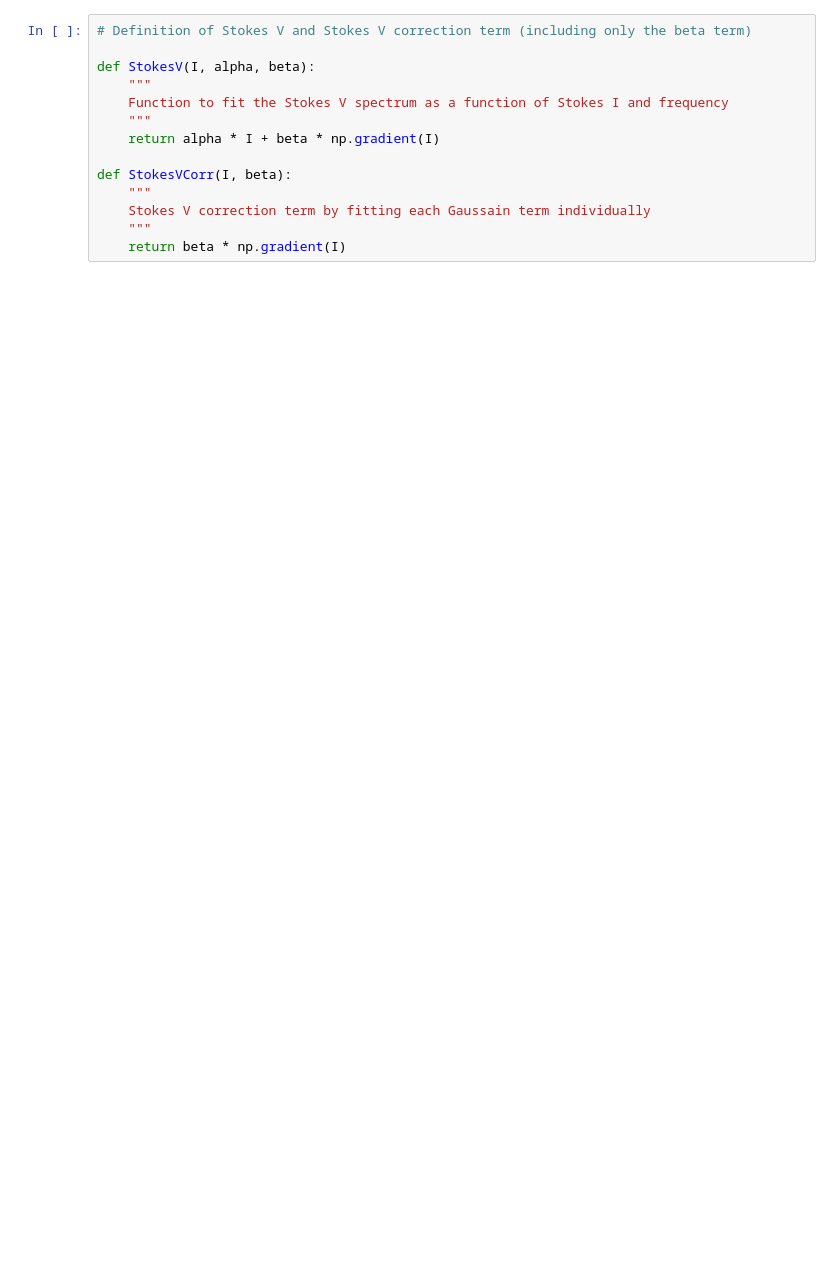
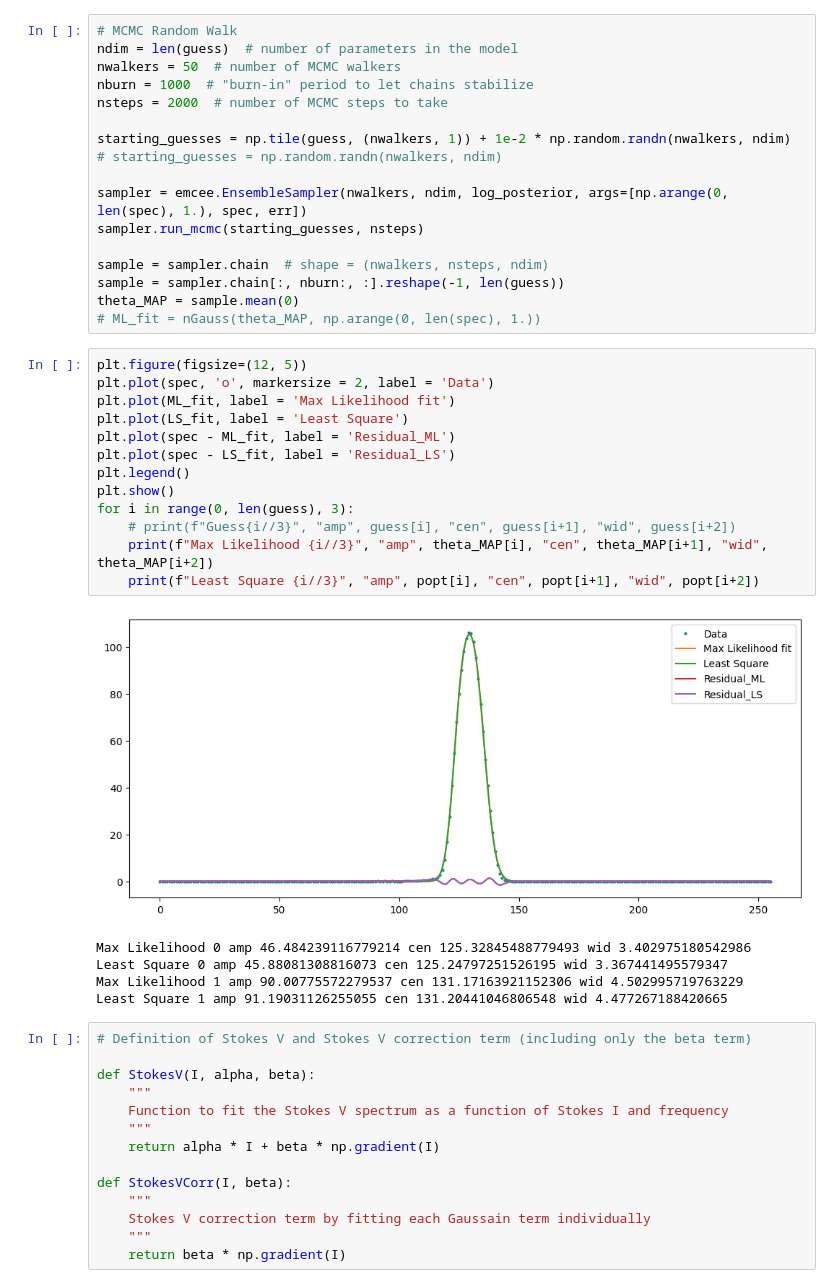
Before and after one commit to preshanth/Zeeman_modelling, a Jupyter notebook: StokesVFitting.ipynb, the cells around one changed output. Drawn from its saved outputs; the diff is of its cells as text; blank space fills up the shorter version.

```diff
--- a/StokesVFitting.ipynb
+++ b/StokesVFitting.ipynb
@@ -30,3 +85,39 @@ I_popt, I_pcov, I_fit = I_Fitter.fit()
+# %%
+# MCMC Random Walk
+ndim = len(guess)  # number of parameters in the model
+nwalkers = 50  # number of MCMC walkers
+nburn = 1000  # "burn-in" period to let chains stabilize
+nsteps = 2000  # number of MCMC steps to take
+
+starting_guesses = np.tile(guess, (nwalkers, 1)) + 1e-2 * np.random.randn(nwalkers, ndim)
+# starting_guesses = np.random.randn(nwalkers, ndim)
+
+sampler = emcee.EnsembleSampler(nwalkers, ndim, log_posterior, args=[np.arange(0, len(spec), 1.), spec, err])
+sampler.run_mcmc(starting_guesses, nsteps)
+
+sample = sampler.chain  # shape = (nwalkers, nsteps, ndim)
+sample = sampler.chain[:, nburn:, :].reshape(-1, len(guess))
+theta_MAP = sample.mean(0)
+# ML_fit = nGauss(theta_MAP, np.arange(0, len(spec), 1.))
+# %%
+plt.figure(figsize=(12, 5))
+plt.plot(spec, 'o', markersize = 2, label = 'Data')
+plt.plot(ML_fit, label = 'Max Likelihood fit')
+plt.plot(LS_fit, label = 'Least Square')
+plt.plot(spec - ML_fit, label = 'Residual_ML')
+plt.plot(spec - LS_fit, label = 'Residual_LS')
+plt.legend()
+plt.show()
+for i in range(0, len(guess), 3):
+    # print(f"Guess{i//3}", "amp", guess[i], "cen", guess[i+1], "wid", guess[i+2])
+    print(f"Max Likelihood {i//3}", "amp", theta_MAP[i], "cen", theta_MAP[i+1], "wid", theta_MAP[i+2])
+    print(f"Least Square {i//3}", "amp", popt[i], "cen", popt[i+1], "wid", popt[i+2])
+# %% [output]
+[figure, added]
+Max Likelihood 0 amp 46.484239116779214 cen 125.32845488779493 wid 3.402975180542986
+Least Square 0 amp 45.88081308816073 cen 125.24797251526195 wid 3.367441495579347
+Max Likelihood 1 amp 90.00775572279537 cen 131.17163921152306 wid 4.502995719763229
+Least Square 1 amp 91.19031126255055 cen 131.20441046806548 wid 4.477267188420665
 # %%
 # Definition of Stokes V and Stokes V correction term (including only the beta term)
 
```
Also changed, not shown: parts of 8 cells of this notebook.
